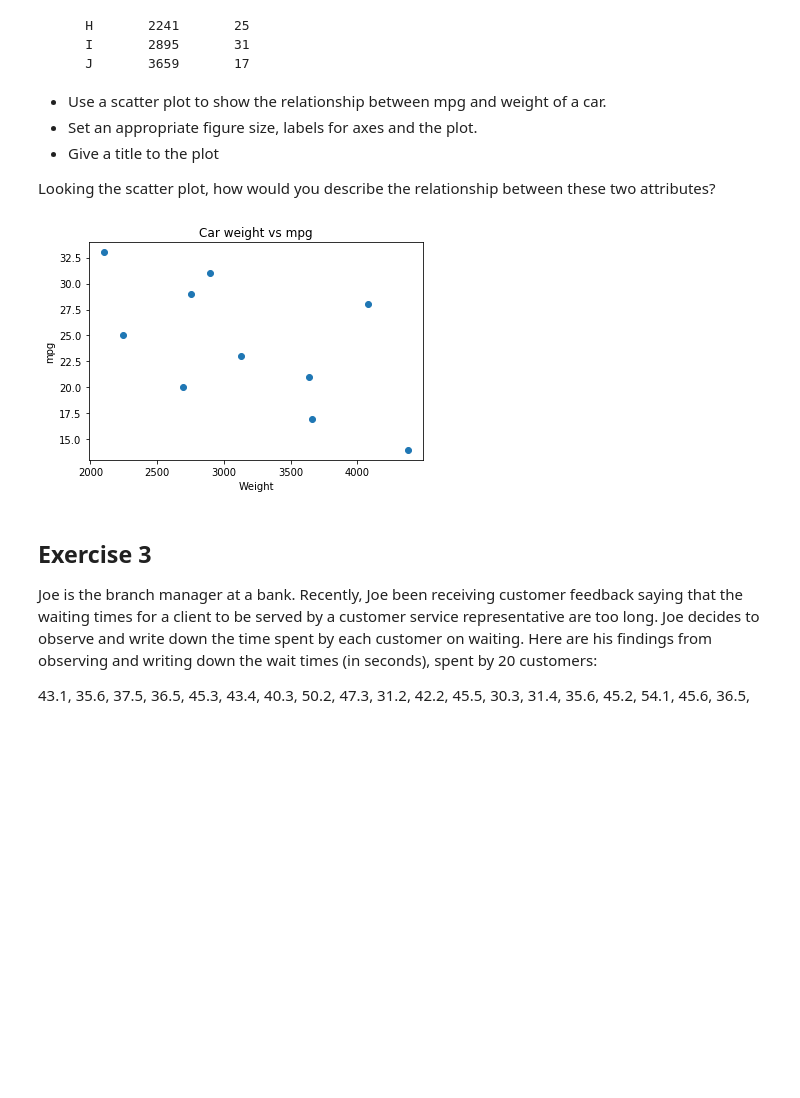
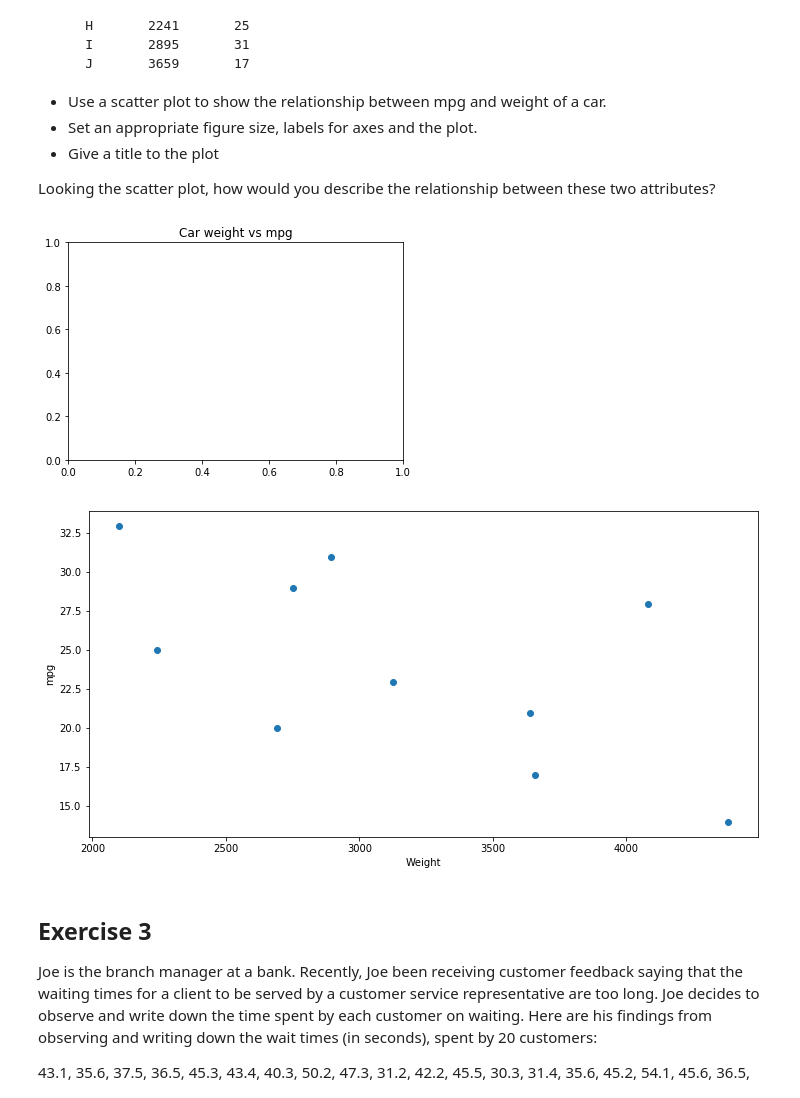
Before and after one commit to fleralle/dsc-data-viz-lab-houston-ds-042219, a Jupyter notebook: index.ipynb, the cells around one changed output. Cells and saved outputs as stored; diff of their text form; code cells hidden in the pictures; blank space fills up the shorter version.

```diff
--- a/index.ipynb
+++ b/index.ipynb
@@ -73,32 +73,33 @@ Looking the scatter plot, how would you describe the relationship between these
 # %%
 # import the required libraries
 import numpy as np
 import matplotlib.pyplot as plt
 
 # Set plot space as inline for inline plots and qt for external plots
 %matplotlib inline
 
 weight = [2750, 3125, 2100, 4082, 2690, 3640, 4380, 2241, 2895, 3659]
 mpg = [29, 23, 33, 28, 20, 21, 14, 25, 31, 17]
 
 # Give a title to the bar graph
 plt.title('Car weight vs mpg')
 
 # Set the figure size in inches
-# plt.figure(figsize=(12,6))
+plt.figure(figsize=(12,6))
 
 # Plot with scatter()
 plt.scatter(weight,mpg)
 
 # Set x and y axes labels and give titles
 # plt.legend()
 plt.xlabel('Weight')
 plt.ylabel('mpg')
 
 # Output the final plot
 plt.show()
 # %% [output]
-[figure, old version]
+[figure, new version]
+[figure, added]
 # %% [markdown]
 ## Exercise 3
 
```
